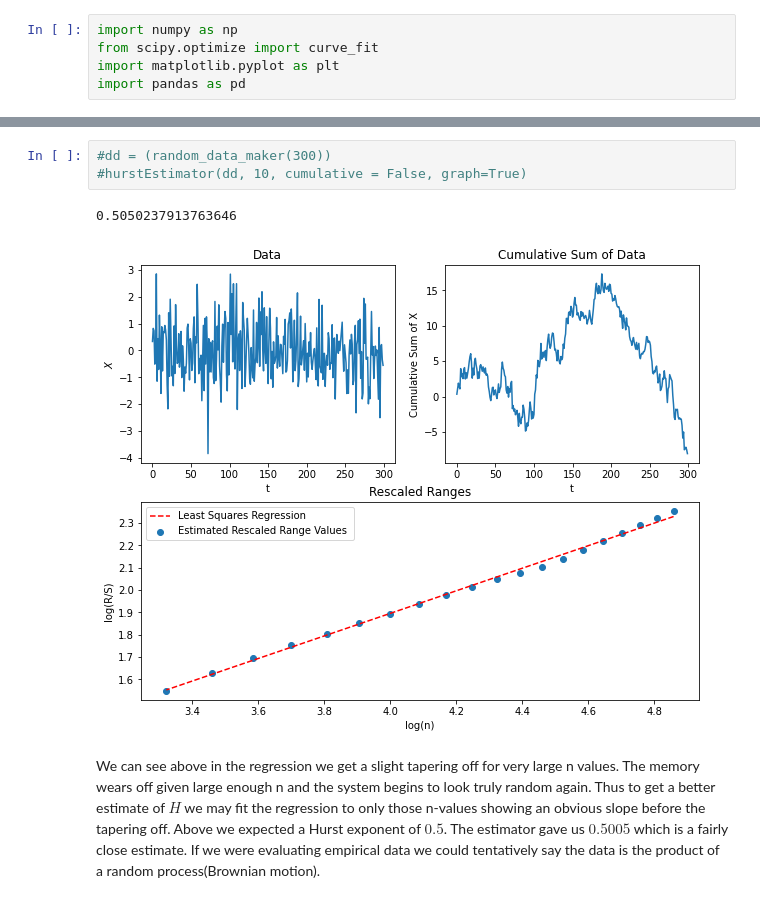
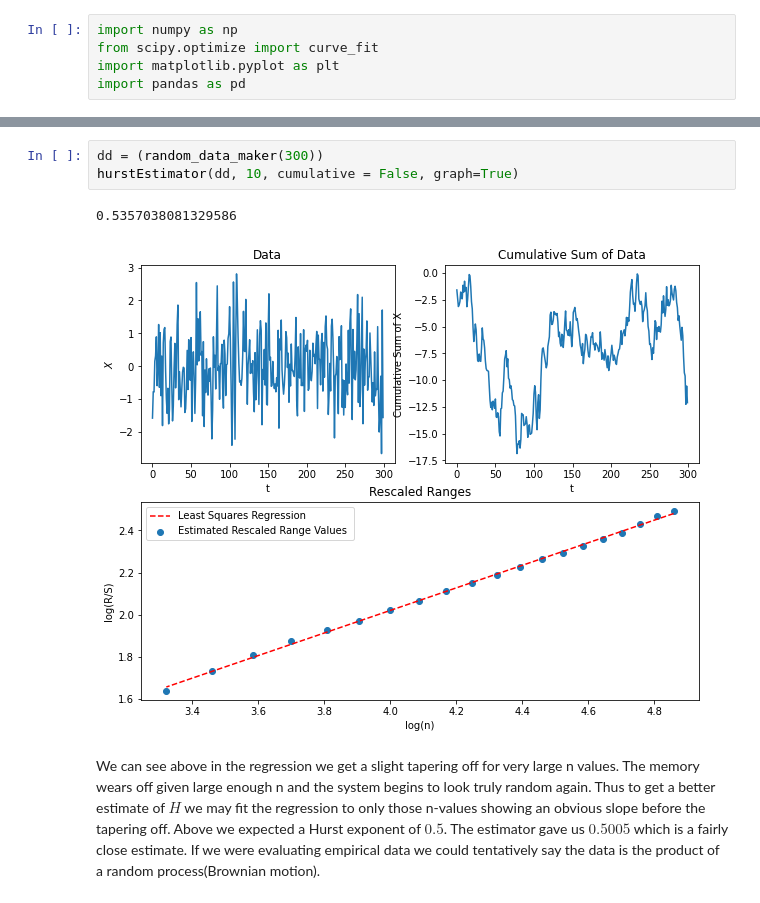
Before and after one commit to RCSimpson/HurstExponentNotebooks, a Jupyter notebook: Hurstnotebook.ipynb, the cells around one changed output, grey strips where cells are left out. Saved outputs shown, nothing was run; the diff lists cells and outputs as text.

```diff
--- a/Hurstnotebook.ipynb
+++ b/Hurstnotebook.ipynb
@@ -125,11 +117,11 @@ def hurstEstimator(data, maximumtimespan, cumulative, graph):
 
     return popt[0]
 # %%
-#dd = (random_data_maker(300))
-#hurstEstimator(dd, 10, cumulative = False, graph=True)
+dd = (random_data_maker(300))
+hurstEstimator(dd, 10, cumulative = False, graph=True)
 # %% [output]
-0.5050237913763646
+0.5357038081329586
-[figure, old version]
+[figure, new version]
 # %% [markdown]
 We can see above in the regression we get a slight tapering off for very large n values. The memory wears off given large enough n and the system begins to look truly random again. Thus to get a better estimate of $H$ we may fit the regression to only those n-values showing an obvious slope before the tapering off. Above we expected a Hurst exponent of $0.5$. The estimator gave us $0.5005$ which is a fairly close estimate. If we were evaluating empirical data we could tentatively say the data is the product of a random process(Brownian motion).
 # %% [markdown]
```
Also changed, not shown: parts of 17 cells of this notebook, 2 other files.
